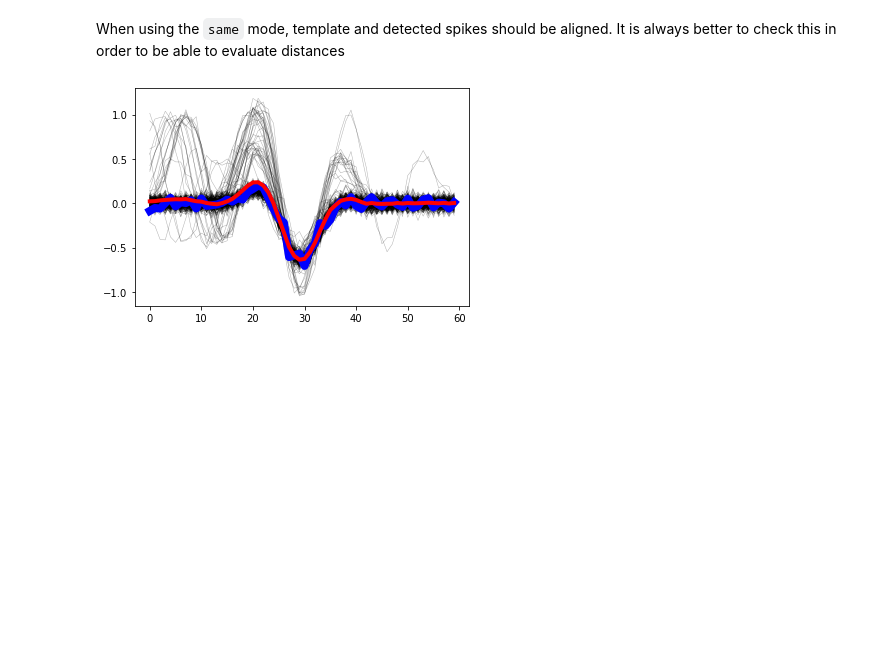
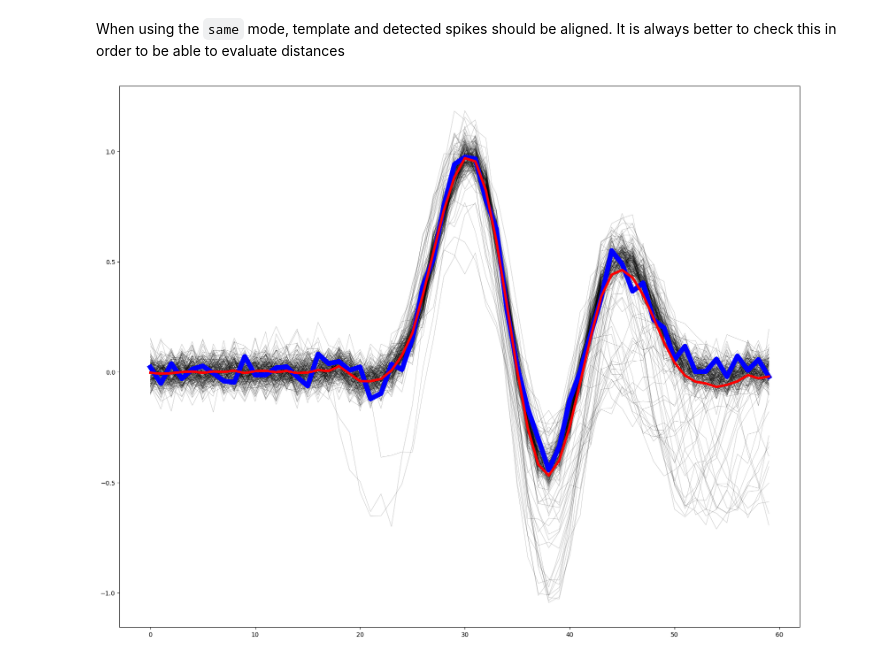
Before and after one commit to SmRanaldi/NeuralEngineeringClass, a Jupyter notebook: material/notebooks/D04.ipynb, the cells around one changed output. Saved outputs shown, nothing was run; the diff lists cells and outputs as text; code cells hidden in the pictures; blank space fills up the shorter version.

```diff
--- a/material/notebooks/D04.ipynb
+++ b/material/notebooks/D04.ipynb
@@ -72,14 +72,14 @@ print(f'{len(pk_corr_1)+len(pk_corr)} spikes detected with the template-matching
 When using the `same` mode, template and detected spikes should be aligned. It is always better to check this in order to be able to evaluate distances
 # %%
 spikes_corr = []
-for p in pk_corr:
+for p in pk_corr_1:
     spikes_corr.append(signal[p-30:p+30])
 spikes_corr = np.asarray(spikes_corr).squeeze().transpose()
 
-plt.figure()
+plt.figure(figsize=(20,16))
 plt.plot(spikes_corr,'k', alpha=0.3, lw=0.5)
-plt.plot(template, 'b', lw=8)
+plt.plot(template_1, 'b', lw=8)
 plt.plot(np.mean(spikes_corr, axis=1), 'r', lw=4)
 plt.show()
 # %% [output]
-[figure, old version]
+[figure, new version]
```
Also changed, not shown: parts of 2 cells of this notebook, 1 other file.
